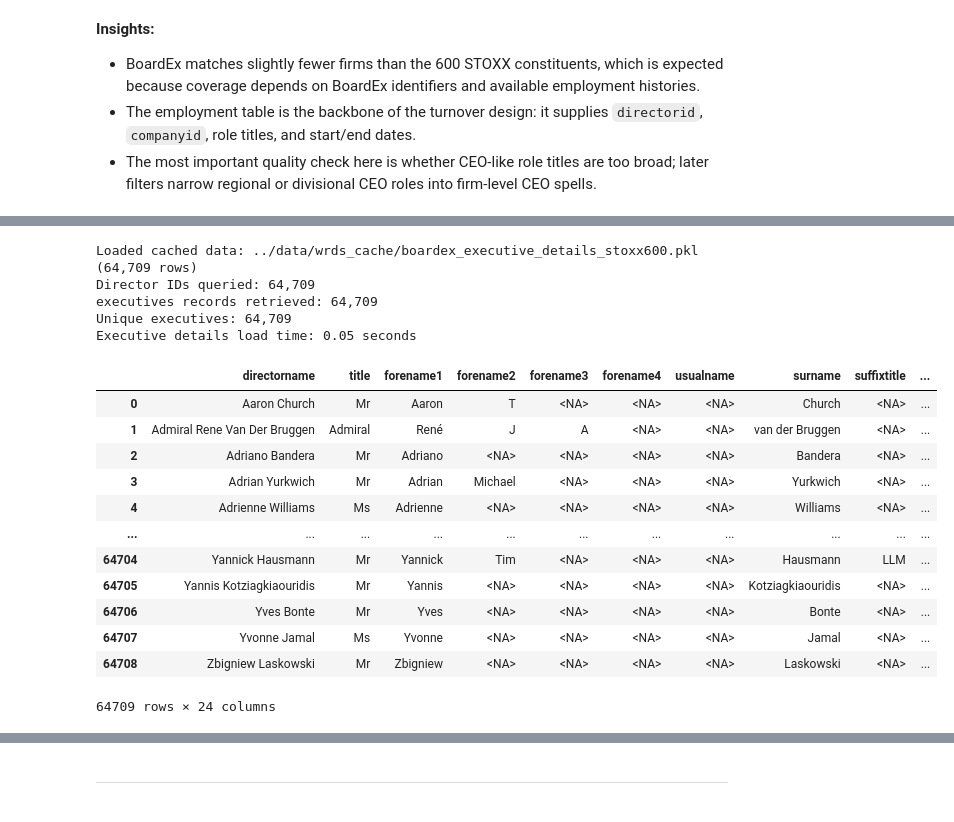
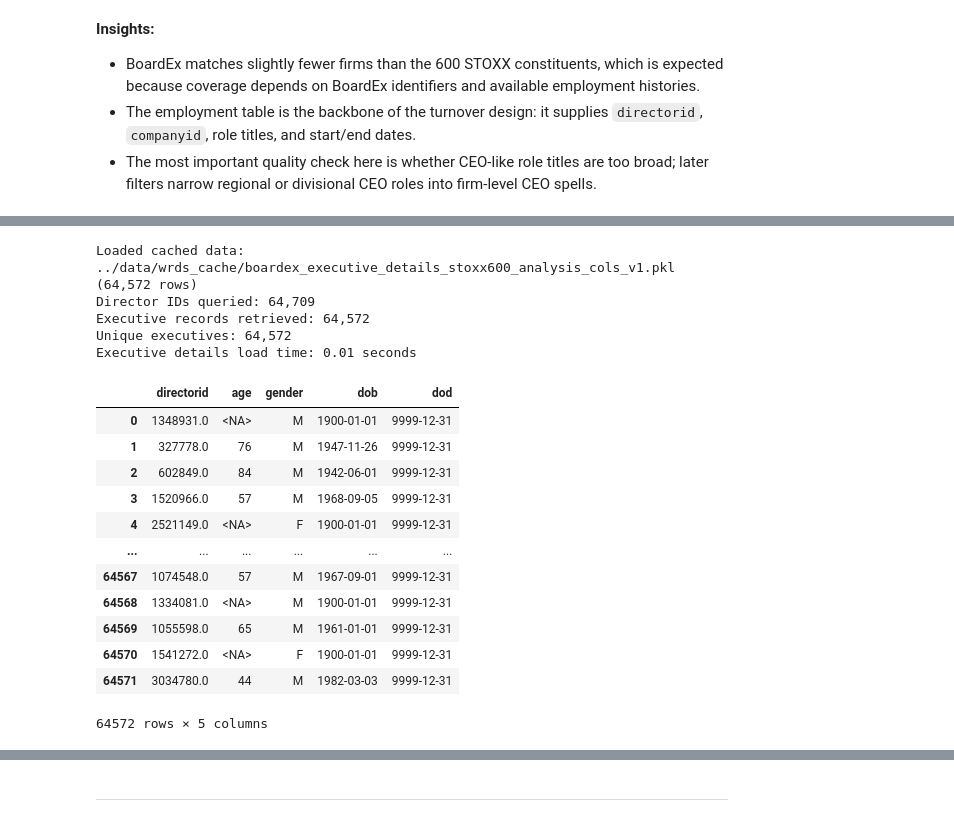
Before and after one commit to rizkyakbar-tud/DAI, a Jupyter notebook: mission/proposals_st26/mission_proposal_Akbar-Zduńczyk_progress.ipynb, the cells around one changed output, grey strips where cells are left out. Saved outputs shown, nothing was run; the diff lists cells and outputs as text; code cells hidden in the pictures.

```diff
--- a/mission/proposals_st26/mission_proposal_Akbar-Zduńczyk_progress.ipynb
+++ b/mission/proposals_st26/mission_proposal_Akbar-Zduńczyk_progress.ipynb
@@ -250,9 +406,15 @@ def load_or_fetch(cache_name, fetch_function, refresh=False):
     cache_path = WRDS_CACHE_DIR / f"{cache_name}.pkl"
 
     if cache_path.exists() and not refresh:
-        df = pd.read_pickle(cache_path)
-        print(f"Loaded cached data: {cache_path} ({len(df):,} rows)")
-        return df
+        try:
+            df = pd.read_pickle(cache_path)
+            print(f"Loaded cached data: {cache_path} ({len(df):,} rows)")
+            return df
+        except (AttributeError, ImportError, ModuleNotFoundError, TypeError, ValueError, EOFError) as exc:
+            print(
+                f"Cache could not be read ({type(exc).__name__}); "
+                "retrieving a compatible copy from WRDS."
+            )
 
     print(f"Cache not used; retrieving data from WRDS: {cache_name}")
     df = fetch_function()
@@ -287,6 +449,6 @@ Next, we read the STOXX 600 constituent file. The file contains 600 firms and in
 # %%
 # Read STOXX Europe 600 constituents
-df_sxxp = pd.read_csv(STOXX_FILE, sep=";")
+df_sxxp = pd.read_csv(STOXX_FILE, sep=";", usecols=["ISIN"])
 
 df_sxxp["ISIN"] = (
     df_sxxp["ISIN"]
@@ -352,7 +535,10 @@ def fetch_boardex_employment():
     for i in range(0, len(isin_list), chunk_size):
         isin_chunk = tuple(isin_list[i:i + chunk_size])
         temp = wrds_conn.raw_sql("""
-            SELECT *
+            SELECT
+                companyid, companyname, directorid, directorname,
+                datestartrole, dateendrole, rolename,
+                hocountryname, sector, isin
             FROM boardex.eur_wrds_dir_profile_emp
             WHERE isin IN %(isins)s
             ORDER BY companyname, directorname, datestartrole, rolename
@@ -363,7 +549,7 @@ def fetch_boardex_employment():
 
 
 df_emp = load_or_fetch(
-    "boardex_employment_stoxx600",
+    "boardex_employment_stoxx600_analysis_cols_v1",
     fetch_boardex_employment,
     refresh=REFRESH_WRDS_CACHE,
 )
@@ -446,50 +671,50 @@ directorid_list = tuple(df_emp["directorid"].dropna().astype(int).unique().tolis
 def fetch_boardex_executive_details():
     wrds_conn = get_wrds_connection()
     chunks = []
     chunk_size = 1000
 
     for i in range(0, len(directorid_list), chunk_size):
         directorid_chunk = tuple(directorid_list[i:i + chunk_size])
         temp = wrds_conn.raw_sql("""
-            SELECT *
+            SELECT directorid, age, gender, dob, dod
             FROM boardex.eur_dir_profile_details
             WHERE directorid IN %(directorids)s
             ORDER BY directorname
         """, params={"directorids": directorid_chunk})
         chunks.append(temp)
 
     return pd.concat(chunks, ignore_index=True)
 
 
 df_exec = load_or_fetch(
-    "boardex_executive_details_stoxx600",
+    "boardex_executive_details_stoxx600_analysis_cols_v1",
     fetch_boardex_executive_details,
     refresh=REFRESH_WRDS_CACHE,
 )
 
 print(f"Director IDs queried: {len(directorid_list):,}")
-print(f"executives records retrieved: {len(df_exec):,}")
+print(f"Executive records retrieved: {len(df_exec):,}")
 print(f"Unique executives: {df_exec['directorid'].nunique():,}")
 
 print_running_time(start_time, label="Executive details load time")
 
 df_exec
 # %% [output]
-Loaded cached data: ../data/wrds_cache/boardex_executive_details_stoxx600.pkl (64,709 rows)
+Loaded cached data: ../data/wrds_cache/boardex_executive_details_stoxx600_analysis_cols_v1.pkl (64,572 rows)
 Director IDs queried: 64,709
-executives records retrieved: 64,709
-Unique executives: 64,709
-Executive details load time: 0.05 seconds
+Executive records retrieved: 64,572
+Unique executives: 64,572
+Executive details load time: 0.01 seconds
-|  | directorname | title | forename1 | forename2 | forename3 | forename4 | usualname | surname | suffixtitle | ... |
-| 0 | Aaron Church | Mr | Aaron | T | <NA> | <NA> | <NA> | Church | <NA> | ... |
-| 1 | Admiral Rene Van Der Bruggen | Admiral | René | J | A | <NA> | <NA> | van der Bruggen | <NA> | ... |
-| 2 | Adriano Bandera | Mr | Adriano | <NA> | <NA> | <NA> | <NA> | Bandera | <NA> | ... |
-| 3 | Adrian Yurkwich | Mr | Adrian | Michael | <NA> | <NA> | <NA> | Yurkwich | <NA> | ... |
-| 4 | Adrienne Williams | Ms | Adrienne | <NA> | <NA> | <NA> | <NA> | Williams | <NA> | ... |
-| ... | ... | ... | ... | ... | ... | ... | ... | ... | ... | ... |
-| 64704 | Yannick Hausmann | Mr | Yannick | Tim | <NA> | <NA> | <NA> | Hausmann | LLM | ... |
-| 64705 | Yannis Kotziagkiaouridis | Mr | Yannis | <NA> | <NA> | <NA> | <NA> | Kotziagkiaouridis | <NA> | ... |
-| 64706 | Yves Bonte | Mr | Yves | <NA> | <NA> | <NA> | <NA> | Bonte | <NA> | ... |
-| 64707 | Yvonne Jamal | Ms | Yvonne | <NA> | <NA> | <NA> | <NA> | Jamal | <NA> | ... |
-| 64708 | Zbigniew Laskowski | Mr | Zbigniew | <NA> | <NA> | <NA> | <NA> | Laskowski | <NA> | ... |
+|  | directorid | age | gender | dob | dod |
+| 0 | 1348931.0 | <NA> | M | 1900-01-01 | 9999-12-31 |
+| 1 | 327778.0 | 76 | M | 1947-11-26 | 9999-12-31 |
+| 2 | 602849.0 | 84 | M | 1942-06-01 | 9999-12-31 |
+| 3 | 1520966.0 | 57 | M | 1968-09-05 | 9999-12-31 |
+| 4 | 2521149.0 | <NA> | F | 1900-01-01 | 9999-12-31 |
+| ... | ... | ... | ... | ... | ... |
+| 64567 | 1074548.0 | 57 | M | 1967-09-01 | 9999-12-31 |
+| 64568 | 1334081.0 | <NA> | M | 1900-01-01 | 9999-12-31 |
+| 64569 | 1055598.0 | 65 | M | 1961-01-01 | 9999-12-31 |
+| 64570 | 1541272.0 | <NA> | F | 1900-01-01 | 9999-12-31 |
+| 64571 | 3034780.0 | 44 | M | 1982-03-03 | 9999-12-31 |
-64709 rows × 24 columns
+64572 rows × 5 columns
```
Also changed, not shown: parts of 115 cells of this notebook.
